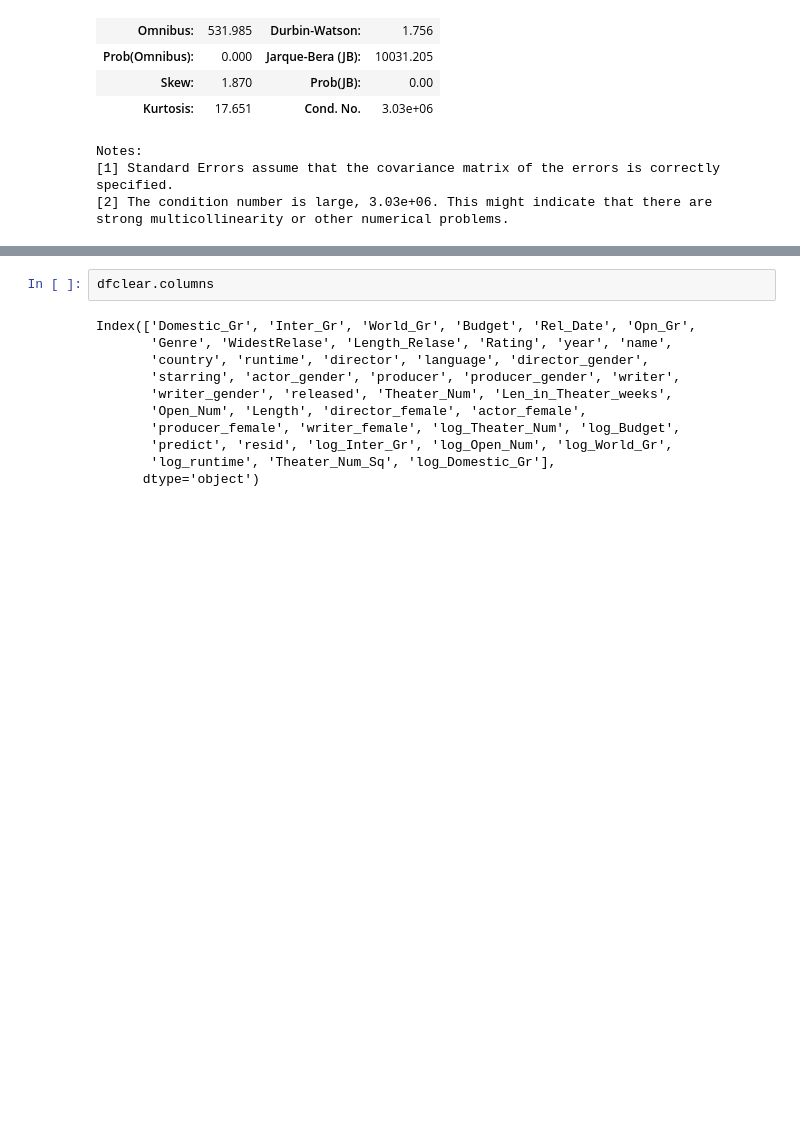
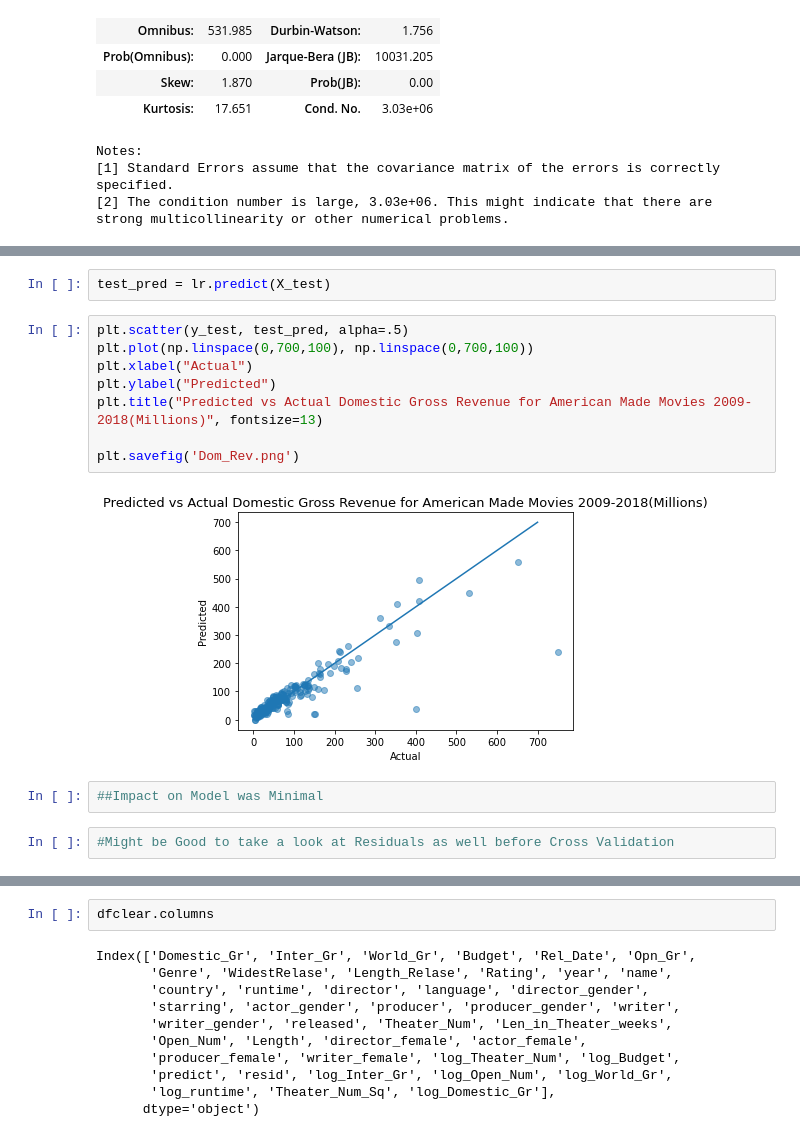
Before and after one commit to mabanks8/MetisRegressionPublic, a Jupyter notebook: Mallory_Banks_RegressionWorkBook.ipynb, the cells around one changed output, grey strips where cells are left out. Saved outputs shown, nothing was run; the diff lists cells and outputs as text; blank space fills up the shorter version.

```diff
--- a/Mallory_Banks_RegressionWorkBook.ipynb
+++ b/Mallory_Banks_RegressionWorkBook.ipynb
@@ -1364,0 +1324,16 @@ print(dfclear.shape)
+# %%
+test_pred = lr.predict(X_test)
+# %%
+plt.scatter(y_test, test_pred, alpha=.5)
+plt.plot(np.linspace(0,700,100), np.linspace(0,700,100))
+plt.xlabel("Actual")
+plt.ylabel("Predicted")
+plt.title("Predicted vs Actual Domestic Gross Revenue for American Made Movies 2009-2018(Millions)", fontsize=13)
+
+plt.savefig('Dom_Rev.png')
+# %% [output]
+[figure, added]
+# %%
+##Impact on Model was Minimal
+# %%
+#Might be Good to take a look at Residuals as well before Cross Validation
```
Also changed, not shown: parts of 186 cells of this notebook.
